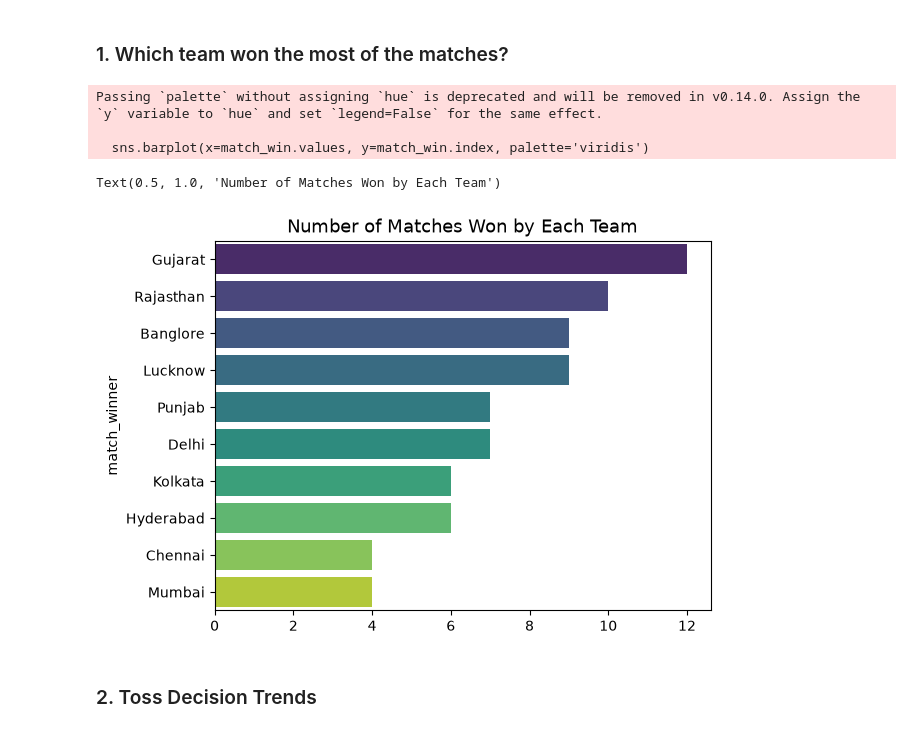
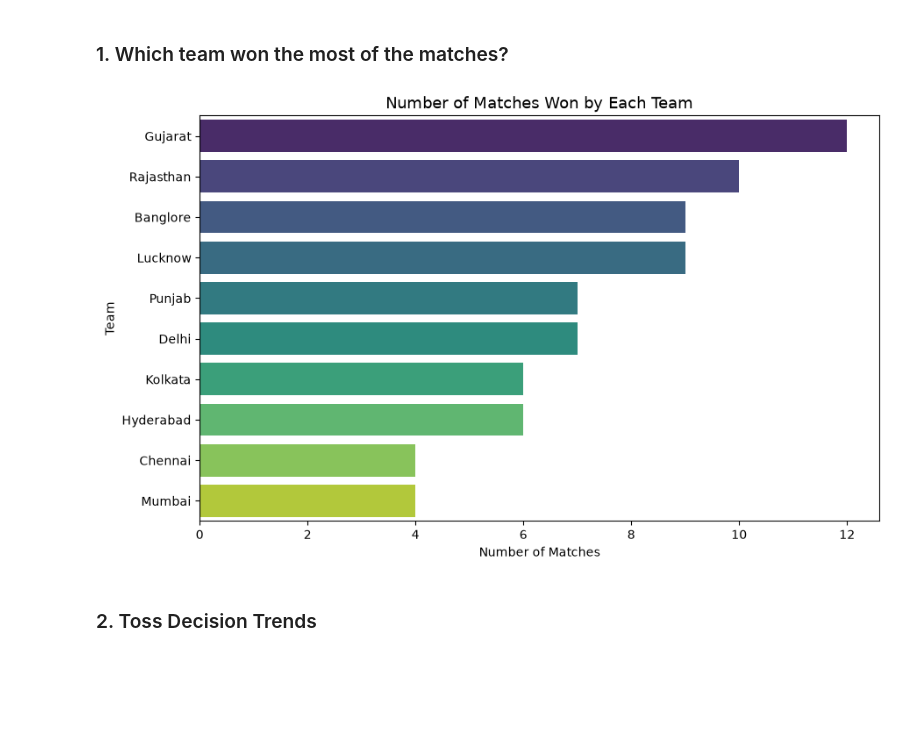
Before and after one commit to IshwariUgale-hub/IPL-Data-Analysis, a Jupyter notebook: IPL_data_analysis.ipynb, the cells around one changed output. Saved outputs shown, nothing was run; the diff lists cells and outputs as text; code cells hidden in the pictures; blank space fills up the shorter version.

```diff
--- a/IPL_data_analysis.ipynb
+++ b/IPL_data_analysis.ipynb
@@ -72,17 +75,18 @@ dtype: int64
 # %% [markdown]
 ### 1. Which team won the most of the matches?
 # %%
+
+plt.figure(figsize=(10,6))
 match_win = df['match_winner'].value_counts()
 
 sns.barplot(x=match_win.values, y=match_win.index, palette='viridis')
 
 plt.title('Number of Matches Won by Each Team', fontsize=13)
+plt.xlabel('Number of Matches')
+plt.ylabel('Team')
+plt.savefig('images/matches_won_by_each_team.png', dpi=300, bbox_inches='tight')
 # %% [output]
-Passing `palette` without assigning `hue` is deprecated and will be removed in v0.14.0. Assign the `y` variable to `hue` and set `legend=False` for the same effect.
-
-  sns.barplot(x=match_win.values, y=match_win.index, palette='viridis')
-Text(0.5, 1.0, 'Number of Matches Won by Each Team')
-[figure, old version]
+[figure, new version]
 # %% [markdown]
 ### 2. Toss Decision Trends
 # %%
```
Also changed, not shown: parts of 12 cells of this notebook.
